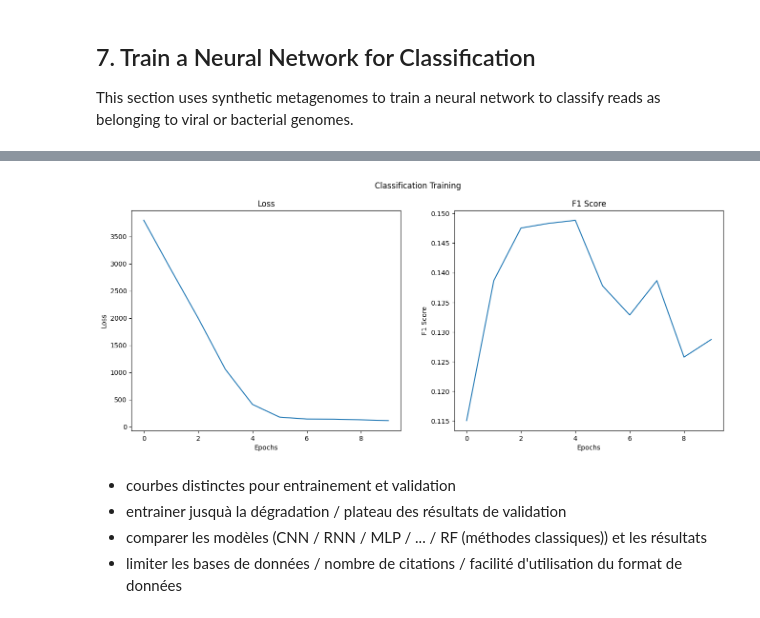
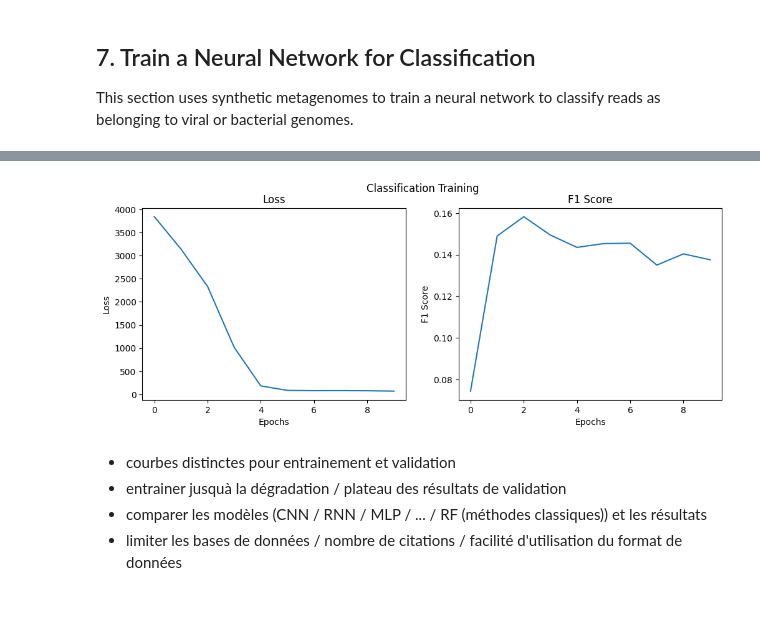
Before and after one commit to Vincent-Therrien/stelaro, a Jupyter notebook: demonstrations/synthetic.ipynb, the cells around one changed output, grey strips where cells are left out. Drawn from its saved outputs; the diff is of its cells as text; code cells hidden in the pictures.

```diff
--- a/demonstrations/synthetic.ipynb
+++ b/demonstrations/synthetic.ipynb
@@ -459,21 +459,43 @@ from stelaro import models
 from torch.utils.data import DataLoader
 import json
 
+BATCH_SIZE = 256
 train_data = DataLoader(
     models.SyntheticReadDataset("../data/version_1/static/train/"),
-    batch_size=64,
+    batch_size=BATCH_SIZE,
     shuffle=True
 )
 validate_data = DataLoader(
     models.SyntheticReadDataset("../data/version_1/static/validate/"),
-    batch_size=64,
+    batch_size=BATCH_SIZE,
     shuffle=True
 )
 test_data = DataLoader(
     models.SyntheticReadDataset("../data/version_1/static/test/"),
-    batch_size=64,
+    batch_size=BATCH_SIZE,
     shuffle=True
 )
 
 with open("../data/version_1/static/train/map.json", "r") as f:
     mapping = json.load(f)
+# %%
+from torch.nn import CrossEntropyLoss
+from torch.optim import Adam
+from torch import half
+from stelaro.models import feedforward
+
+LENGTH = 1000
+model = feedforward.CNN_1(LENGTH, len(mapping)).to("cuda")
+criterion = CrossEntropyLoss()
+optimizer = Adam(model.parameters(), lr=0.001)
+losses, f1 = models.train(
+    model,
+    train_data,
+    validate_data,
+    criterion,
+    optimizer,
+    max_n_epochs=20,
+    patience=3,
+    device="cuda",
+    mapping=mapping
+)
@@ -484,7 +531,7 @@ from torch import half
 from stelaro.models import feedforward
 
 LENGTH = 1000
-model = feedforward.CNN_1(LENGTH, len(mapping)).to("cuda")
+model = feedforward.CNN_2(LENGTH, len(mapping)).to("cuda")
 criterion = CrossEntropyLoss()
 optimizer = Adam(model.parameters(), lr=0.001)
 losses, f1 = models.train(
@@ -512,18 +559,18 @@ losses, f1 = models.train(
 # %%
 import matplotlib.pyplot as plt
 
-fig, ax = plt.subplots(1, 2, figsize=(16, 6))
+fig, ax = plt.subplots(1, 2, figsize=(12, 4))
 x = list(range(len(losses)))
 ax[0].plot(x, losses, label="losses")
 ax[0].set(xlabel='Epochs', ylabel='Loss')
 ax[0].set_title("Loss")
 ax[1].plot(x, f1, label="f1")
 ax[1].set(xlabel='Epochs', ylabel='F1 Score')
 ax[1].set_title("F1 Score")
 fig.suptitle("Classification Training")
 plt.show()
 # %% [output]
-[figure, old version]
+[figure, new version]
 # %% [markdown]
 - courbes distinctes pour entrainement et validation
 - entrainer jusquà la dégradation / plateau des résultats de validation
```
Also changed, not shown: parts of 3 cells of this notebook, 2 other files.
